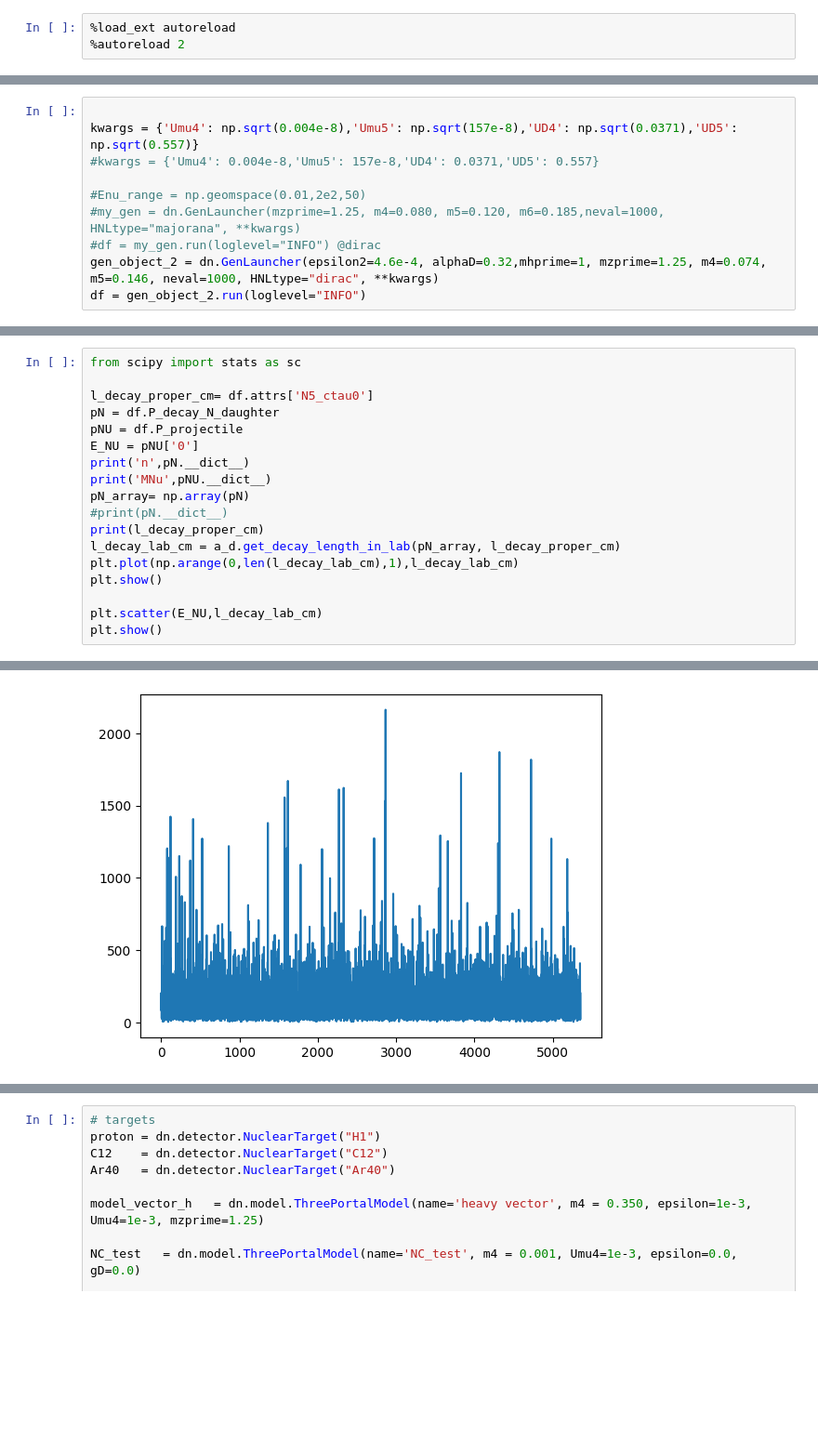
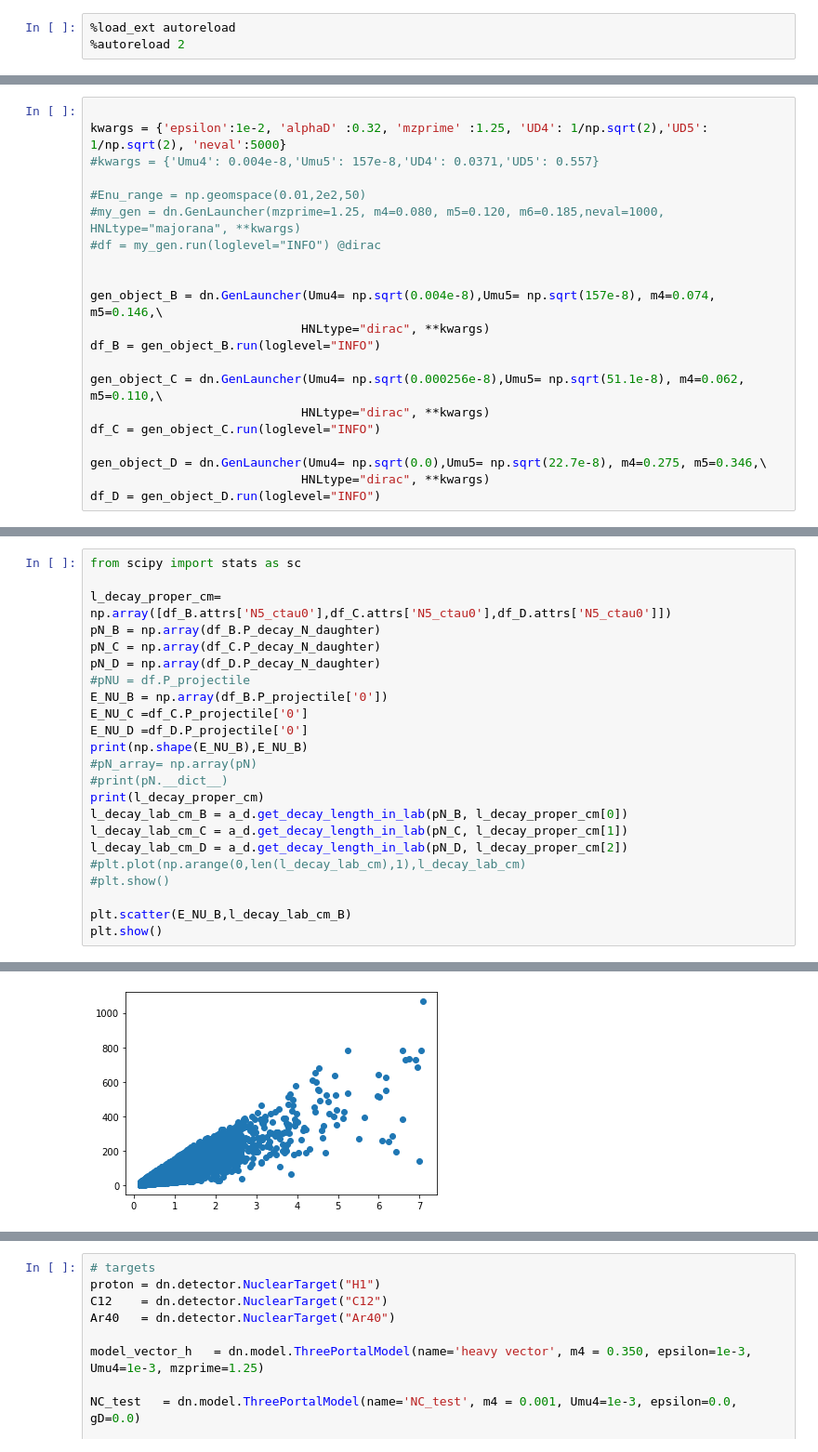
Before and after one commit to mhostert/DarkNews-generator, a Jupyter notebook: examples/__TEST_Rens_DIS.ipynb, the cells around one changed output, grey strips where cells are left out. Shown at 93% size. Saved outputs shown, nothing was run; the diff lists cells and outputs as text; blank space fills up the shorter version.

Commit message:
plotting decay lengths

```diff
--- a/examples/__TEST_Rens_DIS.ipynb
+++ b/examples/__TEST_Rens_DIS.ipynb
@@ -22,13 +19,24 @@ print(7e-3)
 # %%
 
-kwargs = {'Umu4': np.sqrt(0.004e-8),'Umu5': np.sqrt(157e-8),'UD4': np.sqrt(0.0371),'UD5': np.sqrt(0.557)}
+kwargs = {'epsilon':1e-2, 'alphaD' :0.32, 'mzprime' :1.25, 'UD4': 1/np.sqrt(2),'UD5': 1/np.sqrt(2), 'neval':5000}
 #kwargs = {'Umu4': 0.004e-8,'Umu5': 157e-8,'UD4': 0.0371,'UD5': 0.557}
 
 #Enu_range = np.geomspace(0.01,2e2,50)
 #my_gen = dn.GenLauncher(mzprime=1.25, m4=0.080, m5=0.120, m6=0.185,neval=1000, HNLtype="majorana", **kwargs)
 #df = my_gen.run(loglevel="INFO") @dirac
-gen_object_2 = dn.GenLauncher(epsilon2=4.6e-4, alphaD=0.32,mhprime=1, mzprime=1.25, m4=0.074, m5=0.146, neval=1000, HNLtype="dirac", **kwargs)
-df = gen_object_2.run(loglevel="INFO")
+
+
+gen_object_B = dn.GenLauncher(Umu4= np.sqrt(0.004e-8),Umu5= np.sqrt(157e-8), m4=0.074, m5=0.146,\
+                             HNLtype="dirac", **kwargs)
+df_B = gen_object_B.run(loglevel="INFO")
+
+gen_object_C = dn.GenLauncher(Umu4= np.sqrt(0.000256e-8),Umu5= np.sqrt(51.1e-8), m4=0.062, m5=0.110,\
+                             HNLtype="dirac", **kwargs)
+df_C = gen_object_C.run(loglevel="INFO")
+
+gen_object_D = dn.GenLauncher(Umu4= np.sqrt(0.0),Umu5= np.sqrt(22.7e-8), m4=0.275, m5=0.346,\
+                             HNLtype="dirac", **kwargs)
+df_D = gen_object_D.run(loglevel="INFO")
 # %% [output]
 Initializing the three-portal model.
 ---------------------------------------------------------
@@ -54,19 +61,24 @@ print(df.attrs)
 # %%
 from scipy import stats as sc
 
-l_decay_proper_cm= df.attrs['N5_ctau0']
-pN = df.P_decay_N_daughter
-pNU = df.P_projectile
-E_NU = pNU['0']
-print('n',pN.__dict__)
-print('MNu',pNU.__dict__)
-pN_array= np.array(pN)
+l_decay_proper_cm= np.array([df_B.attrs['N5_ctau0'],df_C.attrs['N5_ctau0'],df_D.attrs['N5_ctau0']])
+pN_B = np.array(df_B.P_decay_N_daughter)
+pN_C = np.array(df_C.P_decay_N_daughter)
+pN_D = np.array(df_D.P_decay_N_daughter)
+#pNU = df.P_projectile
+E_NU_B = np.array(df_B.P_projectile['0'])
+E_NU_C =df_C.P_projectile['0']
+E_NU_D =df_D.P_projectile['0']
+print(np.shape(E_NU_B),E_NU_B)
+#pN_array= np.array(pN)
 #print(pN.__dict__)
 print(l_decay_proper_cm)
-l_decay_lab_cm = a_d.get_decay_length_in_lab(pN_array, l_decay_proper_cm)
-plt.plot(np.arange(0,len(l_decay_lab_cm),1),l_decay_lab_cm)
+l_decay_lab_cm_B = a_d.get_decay_length_in_lab(pN_B, l_decay_proper_cm[0])
+l_decay_lab_cm_C = a_d.get_decay_length_in_lab(pN_C, l_decay_proper_cm[1])
+l_decay_lab_cm_D = a_d.get_decay_length_in_lab(pN_D, l_decay_proper_cm[2])
+#plt.plot(np.arange(0,len(l_decay_lab_cm),1),l_decay_lab_cm)
+#plt.show()
+
+plt.scatter(E_NU_B,l_decay_lab_cm_B)
 plt.show()
-
-plt.scatter(E_NU,l_decay_lab_cm)
-plt.show()
 # %% [output]
@@ -93 +87 @@ Name: 0, Length: 5353, dtype: float64}, '_attrs': {'experiment': <DarkNews.detec
-[figure, old version]
+[figure, new version]
```
Also changed, not shown: parts of 7 cells of this notebook.
